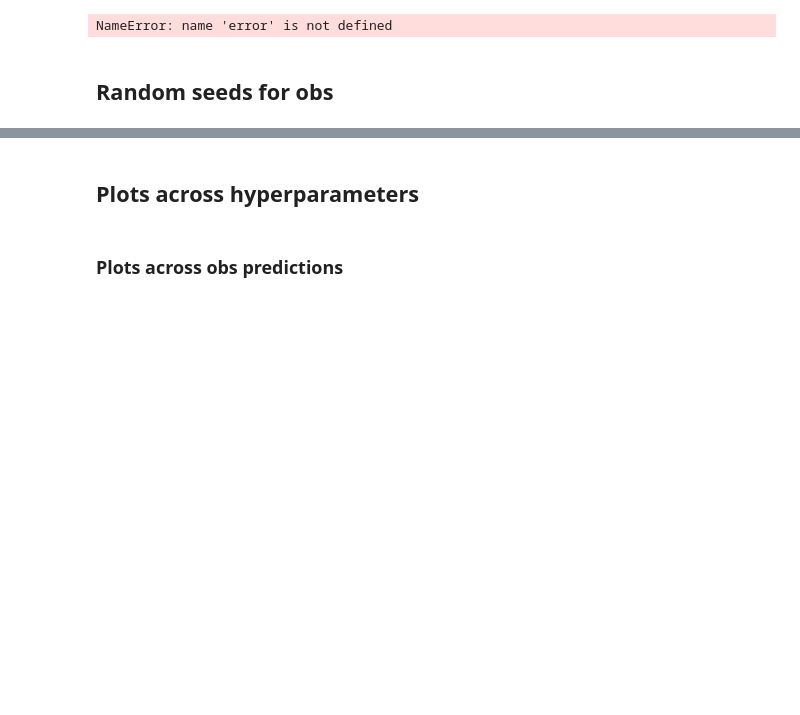
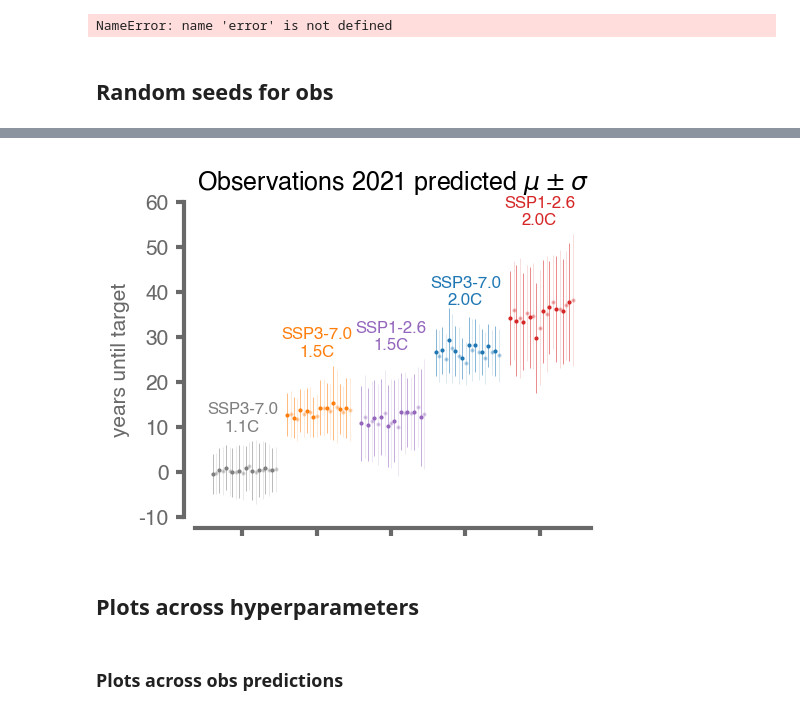
Before and after one commit to eabarnes1010/target_temp_detection, a Jupyter notebook: _compare_random_seeds.ipynb, the cells around one changed output, grey strips where cells are left out. Cells and saved outputs as stored; diff of their text form; code cells hidden in the pictures; blank space fills up the shorter version.

```diff
--- a/_compare_random_seeds.ipynb
+++ b/_compare_random_seeds.ipynb
@@ -357,3 +314,68 @@ plt.show()
+# %%
+# PLOT ACROSS SSPs and TARGETS
+EXP_FOR_PLOTTING = ('exp11C_370','exp15C_370','exp15C_126','exp20C_370','exp20C_126')
+df_metrics_plot = df_metrics[df_metrics["exp_name"].isin(EXP_FOR_PLOTTING)]
+df_metrics_plot = df_metrics_plot.sort_values("exp_name")
+clr_order = [0,2,1,3,4,5]
+x_labels = EXP_FOR_PLOTTING
+#------------------------------------------------------------
+fig, ax = plt.subplots(1,1,figsize=(3.5,2.75))
+
+for obs_type in ('best','giss'):
+    for iexp,exp_name in enumerate(EXP_FOR_PLOTTING):
+        iplot = np.where(df_metrics["exp_name"]==exp_name)[0]
+
+        if obs_type=='giss':
+            alpha = 0.3
+            shift_extra = .05
+            clr = np.array(palette)[clr_order][iexp]
+        else:
+            alpha = 1.0
+            shift_extra = 0.
+            clr = np.array(palette)[clr_order][iexp]
+
+        ax.errorbar(np.ones(iplot.shape)*iexp+np.linspace(-.4,.4,len(iplot))+shift_extra,
+                df_metrics.iloc[iplot][obs_type + "_2021_mu"],
+                yerr=df_metrics.iloc[iplot][obs_type + "_2021_sigma"],
+                color=clr,
+                marker='.',
+                linestyle='',
+                elinewidth=.25,
+                markersize=2,
+                alpha=alpha,
+               )
+
+        # plot the text above the bars
+        if obs_type=='giss':
+            max_y_value = np.max(df_metrics.iloc[iplot][obs_type + "_2021_mu"]+df_metrics.iloc[iplot][obs_type + "_2021_sigma"])
+            if exp_name=='exp15C_370':
+                add_val = 3
+            else:
+                add_val = 2
+            text_name = 'SSP'+exp_name[7]+'-'+exp_name[8] + '.' + exp_name[9] + '\n' +exp_name[3] + '.' + exp_name[4]+'C'
+
+            plt.text(iexp,
+                     max_y_value+add_val,
+                     text_name,
+                     fontsize=FS*0.8,
+                     color=np.array(palette)[clr_order][iexp],
+                     horizontalalignment='center',
+                    )
+
+
+ax.set_ylabel('years until target')
+ax.set_title('Observations 2021 predicted $\mu \pm \sigma$')
+ax.set_xlabel(None)
+format_spines(ax)
+ax.set_xticks(np.arange(0,len(x_labels)),'', fontsize=FS*0.8,rotation=45)
+ax.set_yticks(np.arange(-100,100,10),np.arange(-100,100,10).round())
+ax.set_ylim(-10,60)
+
+plt.tight_layout()
+plots.savefig(FIGURE_DIRECTORY + 'obs_BEST_GISS' + '_params_ssp_target_comparison',dpi=savefig_dpi)
+plt.show()
+# %% [output]
+[figure, added]
 # %% [markdown]
 ## Plots across hyperparameters
 # %% [markdown]
```
Also changed, not shown: parts of 9 cells of this notebook, 1 other file.
